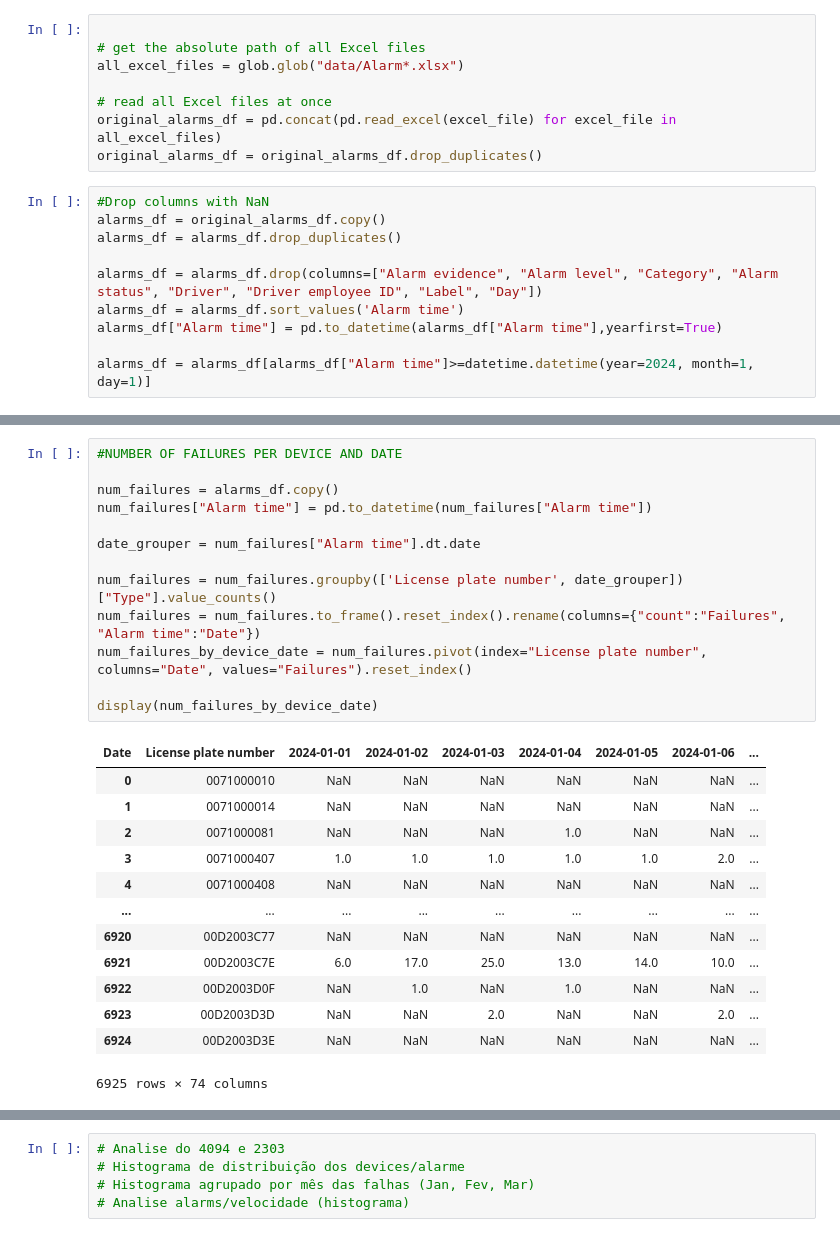
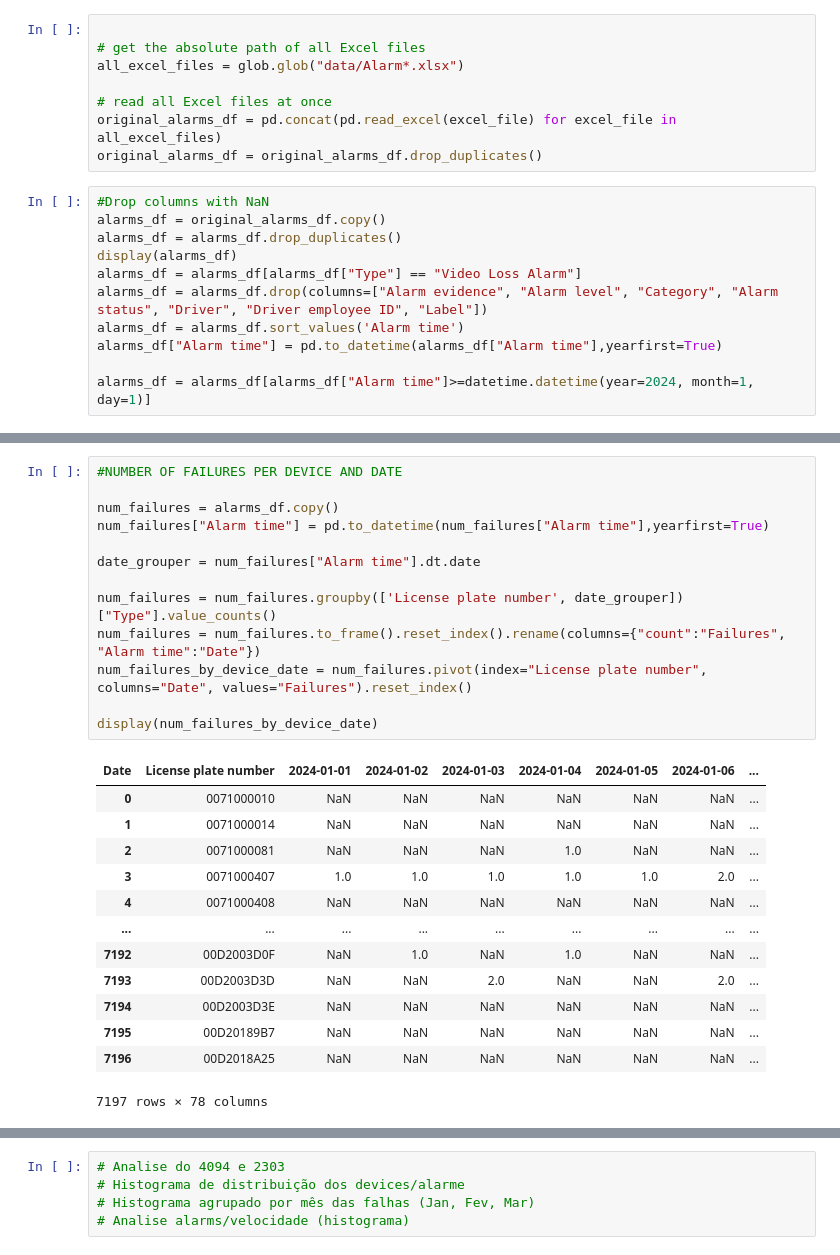
Before and after one commit to apolo-marton/video-loss-analysis, a Jupyter notebook: alarm_analysis.ipynb, the cells around one changed output, grey strips where cells are left out. Drawn from its saved outputs; the diff is of its cells as text.

```diff
--- a/alarm_analysis.ipynb
+++ b/alarm_analysis.ipynb
@@ -51,8 +51,9 @@ original_alarms_df = original_alarms_df.drop_duplicates()
 #Drop columns with NaN
 alarms_df = original_alarms_df.copy()
 alarms_df = alarms_df.drop_duplicates()
-
-alarms_df = alarms_df.drop(columns=["Alarm evidence", "Alarm level", "Category", "Alarm status", "Driver", "Driver employee ID", "Label", "Day"])
+display(alarms_df)
+alarms_df = alarms_df[alarms_df["Type"] == "Video Loss Alarm"]
+alarms_df = alarms_df.drop(columns=["Alarm evidence", "Alarm level", "Category", "Alarm status", "Driver", "Driver employee ID", "Label"])
 alarms_df = alarms_df.sort_values('Alarm time')
 alarms_df["Alarm time"] = pd.to_datetime(alarms_df["Alarm time"],yearfirst=True)
 
@@ -133,30 +154,30 @@ alarms_df.describe()
 # %%
 #NUMBER OF FAILURES PER DEVICE AND DATE
 
 num_failures = alarms_df.copy()
-num_failures["Alarm time"] = pd.to_datetime(num_failures["Alarm time"])
+num_failures["Alarm time"] = pd.to_datetime(num_failures["Alarm time"],yearfirst=True)
 
 date_grouper = num_failures["Alarm time"].dt.date
 
 num_failures = num_failures.groupby(['License plate number', date_grouper])["Type"].value_counts()
 num_failures = num_failures.to_frame().reset_index().rename(columns={"count":"Failures", "Alarm time":"Date"})
 num_failures_by_device_date = num_failures.pivot(index="License plate number", columns="Date", values="Failures").reset_index()
 
 display(num_failures_by_device_date)
 # %% [output]
 | Date | License plate number | 2024-01-01 | 2024-01-02 | 2024-01-03 | 2024-01-04 | 2024-01-05 | 2024-01-06 | ... |
 | 0 | 0071000010 | NaN | NaN | NaN | NaN | NaN | NaN | ... |
 | 1 | 0071000014 | NaN | NaN | NaN | NaN | NaN | NaN | ... |
 | 2 | 0071000081 | NaN | NaN | NaN | 1.0 | NaN | NaN | ... |
 | 3 | 0071000407 | 1.0 | 1.0 | 1.0 | 1.0 | 1.0 | 2.0 | ... |
 | 4 | 0071000408 | NaN | NaN | NaN | NaN | NaN | NaN | ... |
 | ... | ... | ... | ... | ... | ... | ... | ... | ... |
-| 6920 | 00D2003C77 | NaN | NaN | NaN | NaN | NaN | NaN | ... |
-| 6921 | 00D2003C7E | 6.0 | 17.0 | 25.0 | 13.0 | 14.0 | 10.0 | ... |
-| 6922 | 00D2003D0F | NaN | 1.0 | NaN | 1.0 | NaN | NaN | ... |
-| 6923 | 00D2003D3D | NaN | NaN | 2.0 | NaN | NaN | 2.0 | ... |
-| 6924 | 00D2003D3E | NaN | NaN | NaN | NaN | NaN | NaN | ... |
+| 7192 | 00D2003D0F | NaN | 1.0 | NaN | 1.0 | NaN | NaN | ... |
+| 7193 | 00D2003D3D | NaN | NaN | 2.0 | NaN | NaN | 2.0 | ... |
+| 7194 | 00D2003D3E | NaN | NaN | NaN | NaN | NaN | NaN | ... |
+| 7195 | 00D20189B7 | NaN | NaN | NaN | NaN | NaN | NaN | ... |
+| 7196 | 00D2018A25 | NaN | NaN | NaN | NaN | NaN | NaN | ... |
-6925 rows × 74 columns
+7197 rows × 78 columns
 # %%
 #FILTERING BY UPDATE TIME OF DEVICES
 
```
Also changed, not shown: parts of 10 cells of this notebook.
